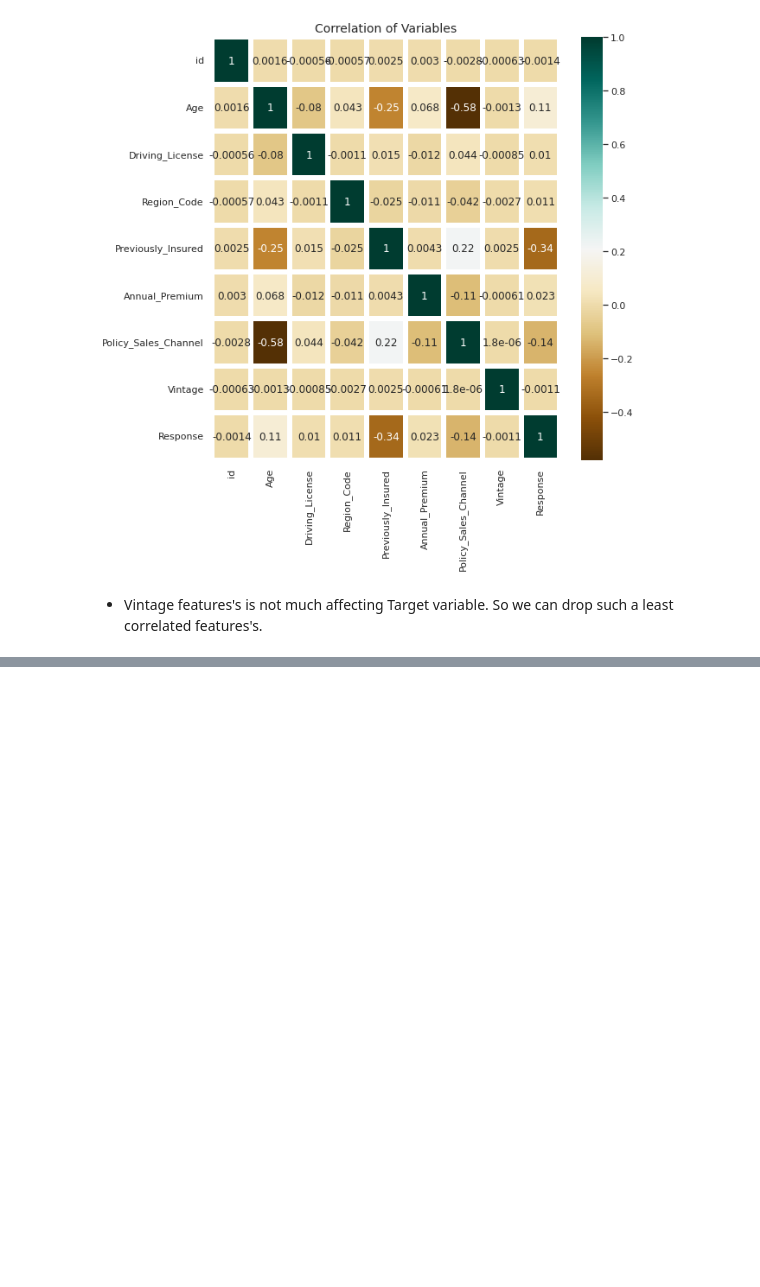
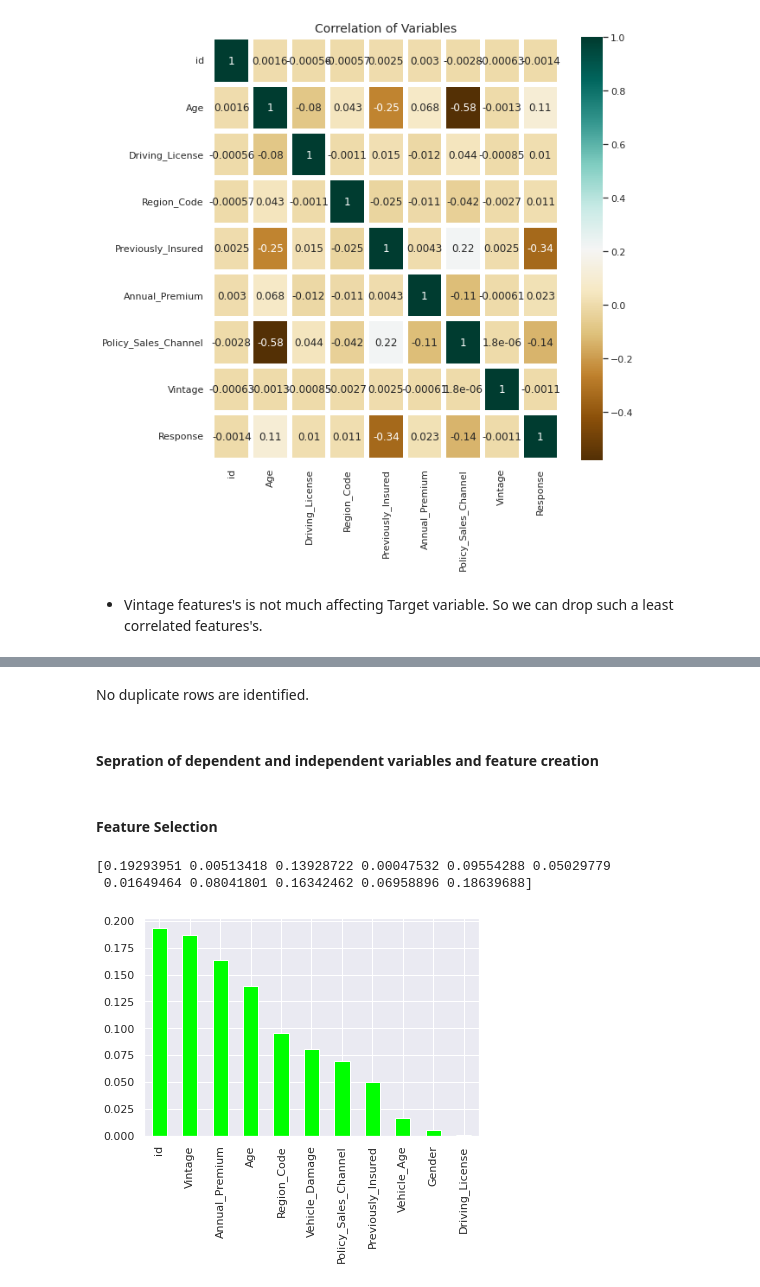
Before and after one commit to PUNEETSUBHANJI/Health_insurance_cross_sell_prediction, a Jupyter notebook: Health_insurance_cross_sell_prediction.ipynb, the cells around one changed output, grey strips where cells are left out. Drawn from its saved outputs; the diff is of its cells as text; code cells hidden in the pictures; blank space fills up the shorter version.

```diff
--- a/Health_insurance_cross_sell_prediction.ipynb
+++ b/Health_insurance_cross_sell_prediction.ipynb
@@ -231,0 +236,6 @@ Text(0.5, 1, 'Correlation of Variables')
+# %%
+# categorical value's are cahnged to numerical values
+labelEncoder= LabelEncoder()
+health_data['Gender'] = labelEncoder.fit_transform(health_data['Gender'])
+health_data['Vehicle_Age'] = labelEncoder.fit_transform(health_data['Vehicle_Age'])
+health_data['Vehicle_Damage'] = labelEncoder.fit_transform(health_data['Vehicle_Damage'])
@@ -231,0 +269,30 @@ Text(0.5, 1, 'Correlation of Variables')
+# %% [markdown]
+No duplicate rows are identified.
+# %% [markdown]
+#### Sepration of dependent and independent variables and feature creation
+# %%
+# Sepration of dependent and independent variables.
+
+x=health_data.drop(['Response'],axis=1)                                # independent variable
+
+y=health_data['Response']                                              # dependent variable
+# %% [markdown]
+#### Feature Selection
+# %%
+# Implements a meta estimator that fits a number of randomized decision trees on various sub-samples of the dataset and uses averaging to improve the predictive accuracy and control over-fitting.
+
+from sklearn.ensemble import ExtraTreesClassifier
+model = ExtraTreesClassifier()
+model.fit(x,y)
+print(model.feature_importances_) # using inbuilt classs feature_importances of tree based classs
+# %% [output]
+[0.19293951 0.00513418 0.13928722 0.00047532 0.09554288 0.05029779
+ 0.01649464 0.08041801 0.16342462 0.06958896 0.18639688]
+# %%
+# visualization by plotting the graph of feature importances for better understanding
+
+feat_importances = pd.Series(model.feature_importances_, index=x.columns)
+feat_importances.nlargest(11).plot(kind='bar', color= 'lime')
+plt.show()
+# %% [output]
+[figure, added]
```
Also changed, not shown: parts of 10 cells of this notebook.
